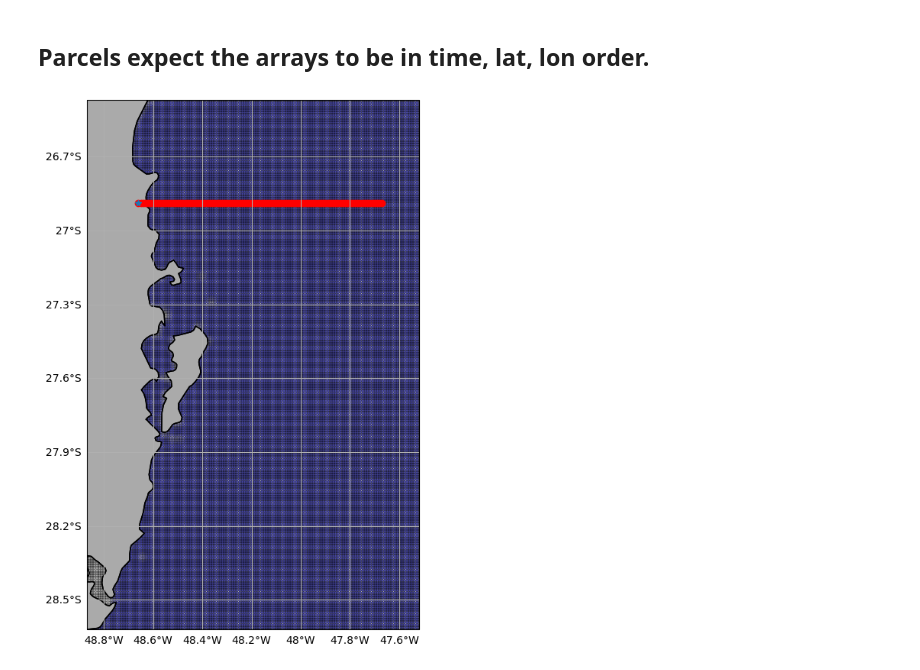
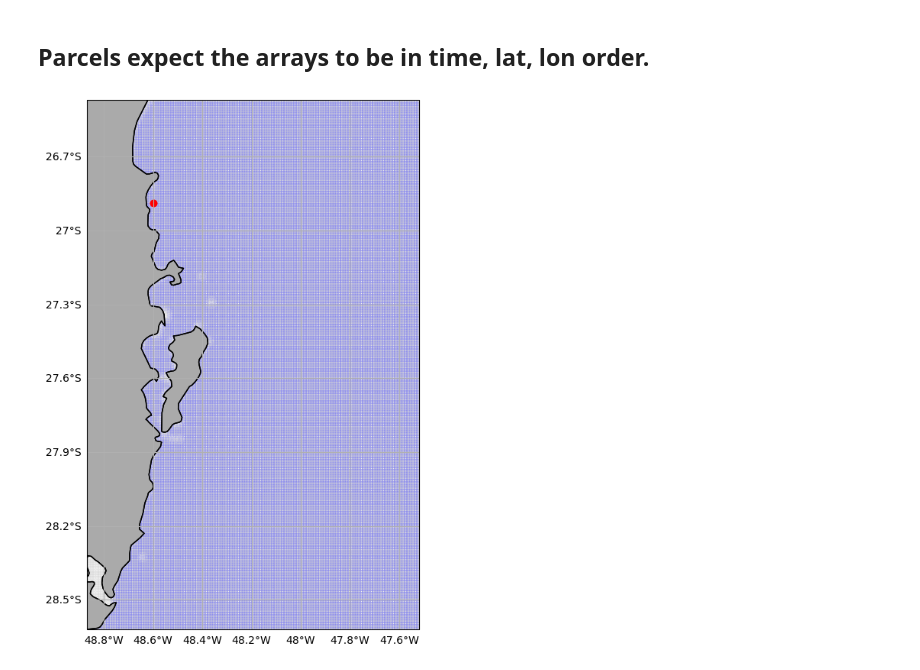
Before and after one commit to LaPoGeoMar/Proj_Modelagem_Pellet, a Jupyter notebook: 02_run_parcels-model_tides_and_winds.ipynb, the cells around one changed output. Cells and saved outputs as stored; diff of their text form; code cells hidden in the pictures.

```diff
--- a/02_run_parcels-model_tides_and_winds.ipynb
+++ b/02_run_parcels-model_tides_and_winds.ipynb
@@ -84,7 +84,7 @@ import numpy as np
 
 
 # https://github.com/OceanParcels/parcels/issues/1235 ?
-x, y = -48.66, -26.89  # Itajaí
+x, y = -48.6, -26.89  # Itajaí
 # x, y = -48.66, -27  # Sim 1
 # x, y = -48.66, -27.1  # Sim 2
 # x, y = -48.66, -27.3  # Sim 3
@@ -97,8 +97,11 @@ def find_nearest(array, value):
 xi = find_nearest(ds["m"], x)
 yi = find_nearest(ds["n"], y)
 
-x = ds["m"][xi:xi+100].to_numpy()[()]
-y = [ds["n"][yi].to_numpy()[()]] * len(x)
+x = ds["m"][xi]
+y = ds["n"][yi]
+
+# x = ds["m"][xi:xi+100].to_numpy()[()]
+# y = [ds["n"][yi].to_numpy()[()]] * len(x)
 # %%
 # %matplotlib notebook
 
@@ -122,35 +125,35 @@ bbox = (
     ds["longitude"].max().to_numpy()[()],
     ds["latitude"].min().to_numpy()[()],
     ds["latitude"].max().to_numpy()[()],
 )
 
 def creat_map(projection=ccrs.PlateCarree(), figsize=(9, 9)):
     fig, ax = plt.subplots(
         figsize=figsize,
         subplot_kw={
             "projection": projection,
         },
     )
     gl = ax.gridlines(draw_labels=True)
     gl.top_labels = gl.right_labels = False
     gl.xformatter = LONGITUDE_FORMATTER
     gl.yformatter = LATITUDE_FORMATTER
     ax.coastlines(resolution="10m")
     return fig, ax
 
 
 # Figure
 fig, ax = creat_map(projection=ccrs.PlateCarree(), figsize=(9, 9))
 ax.plot(x, y, "ro", zorder=2)
 ax.add_feature(feature, zorder=0)
 ax.set_extent(bbox)
 
 ax.plot(ds["longitude"], ds["latitude"], color="blue", marker="o", markerfacecolor="none", alpha=0.15, zorder=0);
 X, Y = np.meshgrid(ds["m"], ds["n"])
 ax.add_feature(feature, zorder=1)
-ax.plot(-48.66, -26.89, "*")  # Itajaí
-ax.plot(X, Y, "k.", alpha=0.25, zorder=0);
+ax.plot(x, y, "ro")  # Itajaí
+ax.plot(X, Y, "k.", alpha=0.25, zorder=0, color="lightgrey");
 # %% [output]
-[figure, old version]
+[figure, new version]
 # %%
 from datetime import timedelta
```
Also changed, not shown: parts of 7 cells of this notebook.
